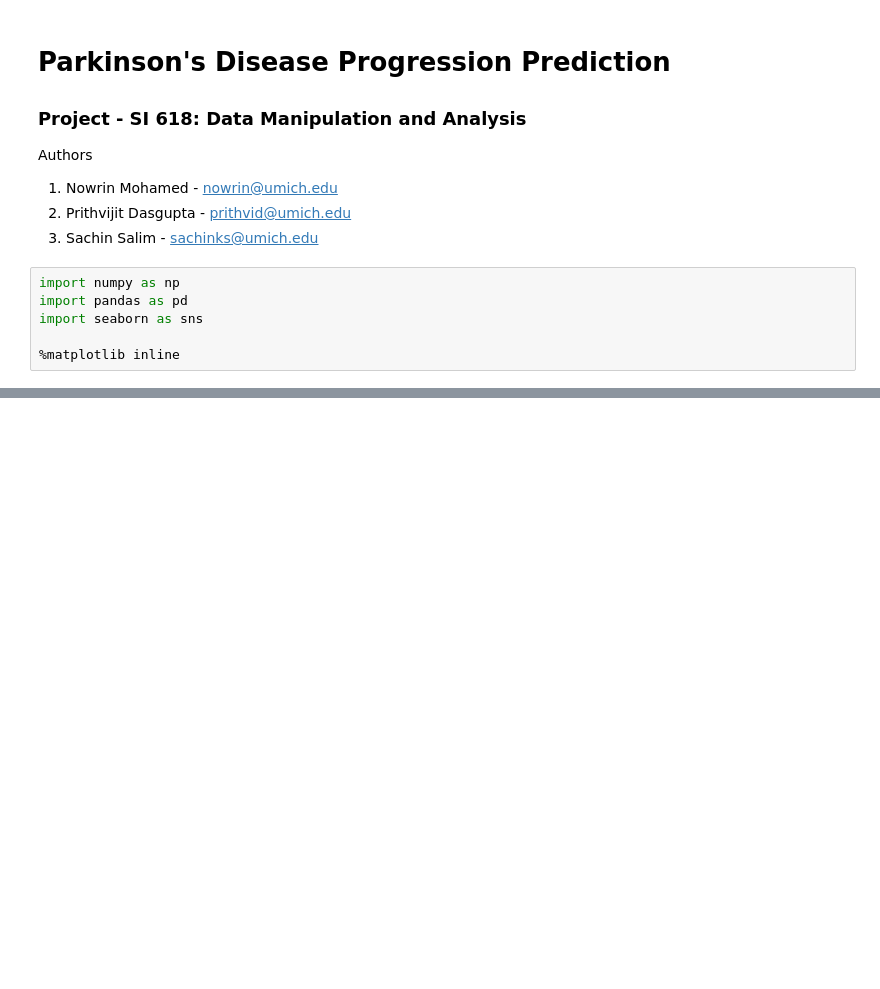
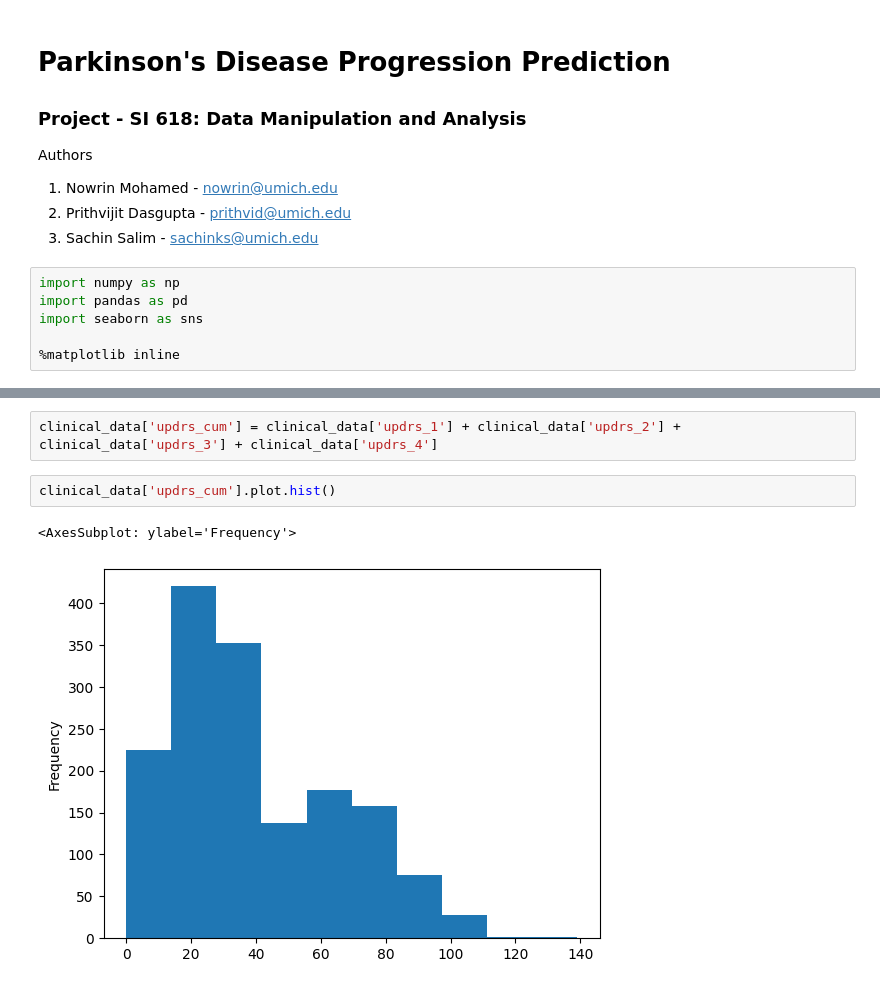
Before and after one commit to prithvidasgupta/si-618-parkinson-prediction, a Jupyter notebook: main.ipynb, the cells around one changed output, grey strips where cells are left out. Cells and saved outputs as stored; diff of their text form; blank space fills up the shorter version.

```diff
--- a/main.ipynb
+++ b/main.ipynb
@@ -39,0 +135,7 @@ train_clinical_data.head()
+# %%
+clinical_data['updrs_cum'] = clinical_data['updrs_1'] + clinical_data['updrs_2'] + clinical_data['updrs_3'] + clinical_data['updrs_4']
+# %%
+clinical_data['updrs_cum'].plot.hist()
+# %% [output]
+<AxesSubplot: ylabel='Frequency'>
+[figure, added]
```
Also changed, not shown: parts of 19 cells of this notebook.
